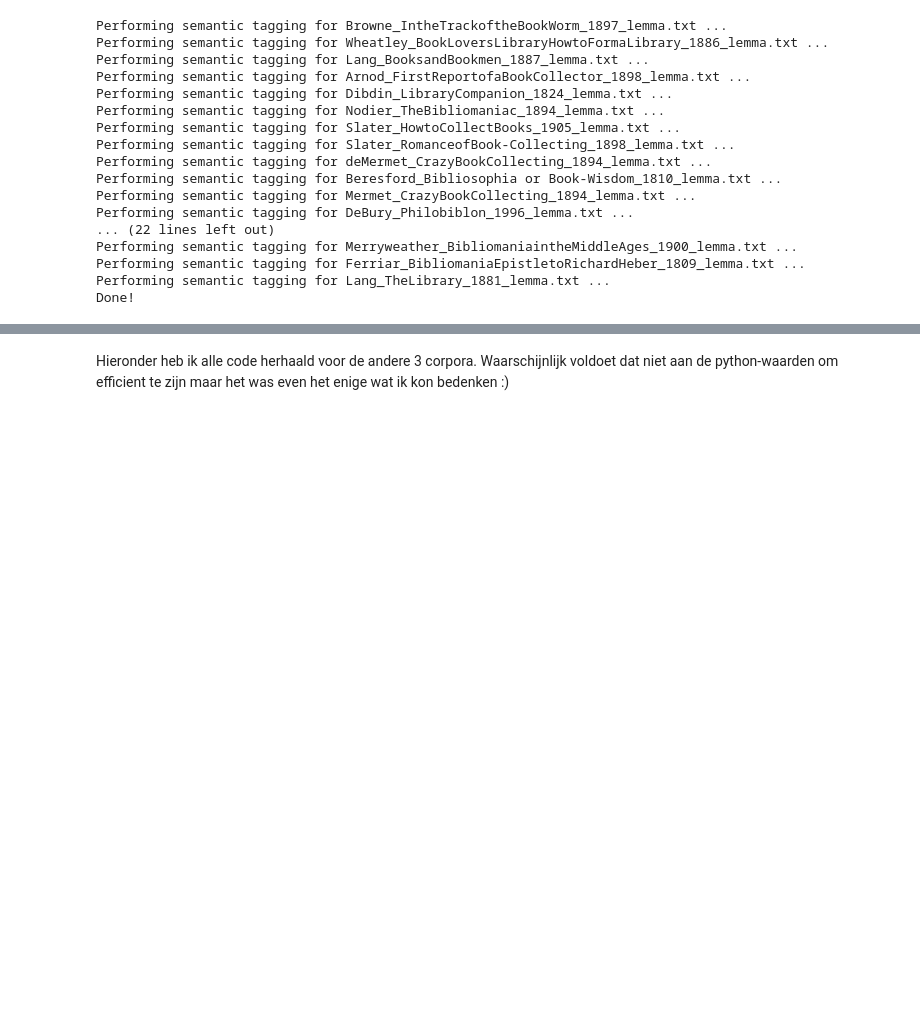
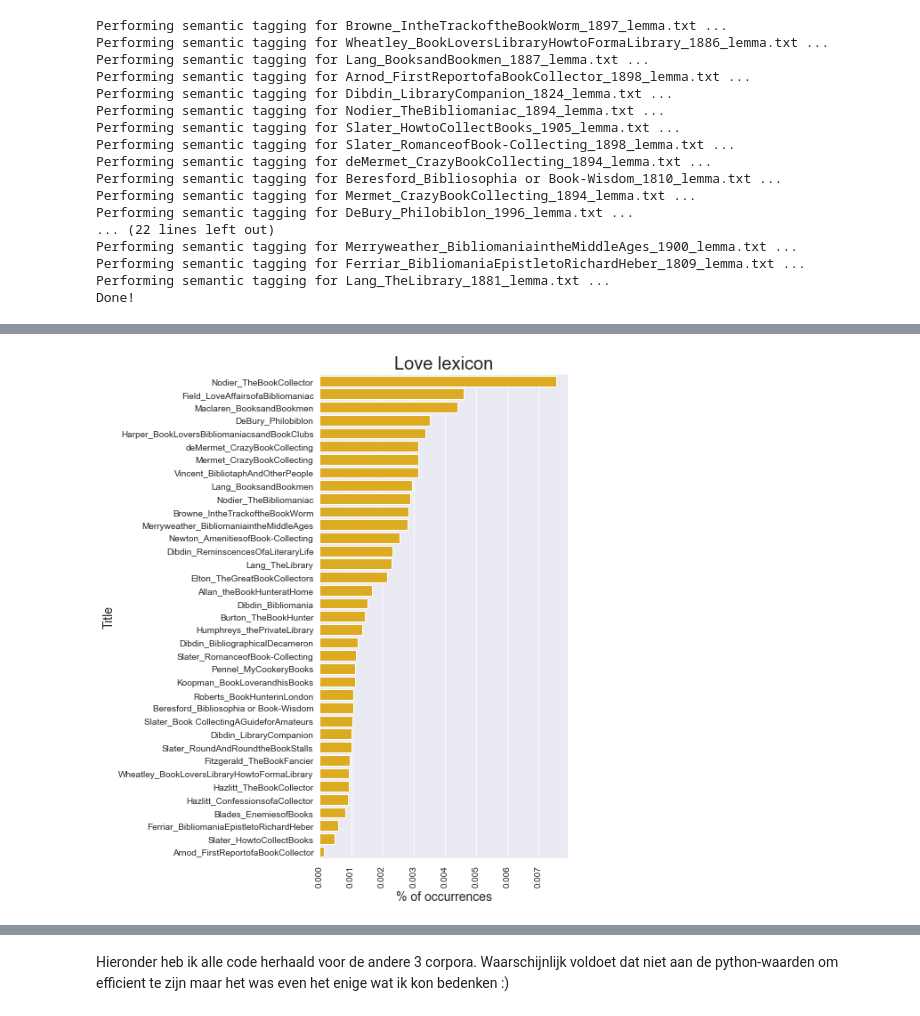
Before and after one commit to peterverhaar/dmt-2023, a Jupyter notebook: Tetteroo/Magic of Book Collecting - Version 2.ipynb, the cells around one changed output, grey strips where cells are left out. Saved outputs shown, nothing was run; the diff lists cells and outputs as text; code cells hidden in the pictures; blank space fills up the shorter version.

```diff
--- a/Tetteroo/Magic of Book Collecting - Version 2.ipynb
+++ b/Tetteroo/Magic of Book Collecting - Version 2.ipynb
@@ -303,0 +366,24 @@ madness: 0.019% of total number of tokens
+# %%
+import pandas as pd
+import matplotlib.pyplot as plt
+import seaborn as sns
+
+lexicon1 = df.sort_values( by = 'love' , ascending = False)
+x_axis = 'love'
+y_axis = 'title'
+
+
+fig = plt.figure( figsize=( 5 , 10 ) )
+
+graph = sns.barplot( data=lexicon1 , x=x_axis, y=y_axis,
+                   color = '#fcba03')
+
+graph.set_title('Love lexicon' , size = 20)
+graph.set_xlabel('% of occurrences' , size = 14)
+graph.set_ylabel('Title' , size = 14 )
+
+plt.xticks(rotation= 90)
+
+plt.show()
+# %% [output]
+[figure, added]
```
Also changed, not shown: parts of 13 cells of this notebook.
